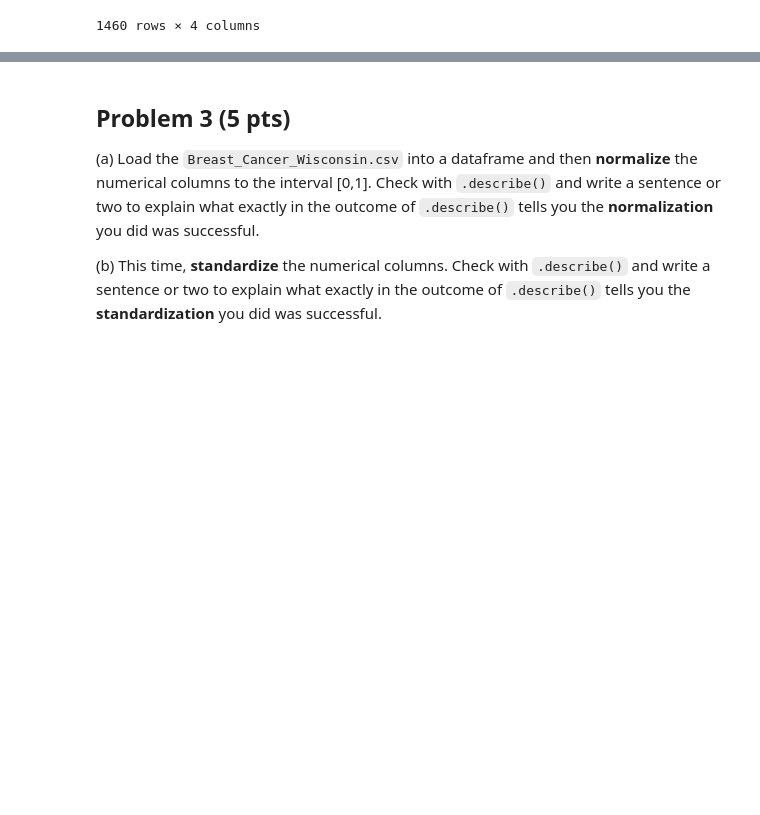
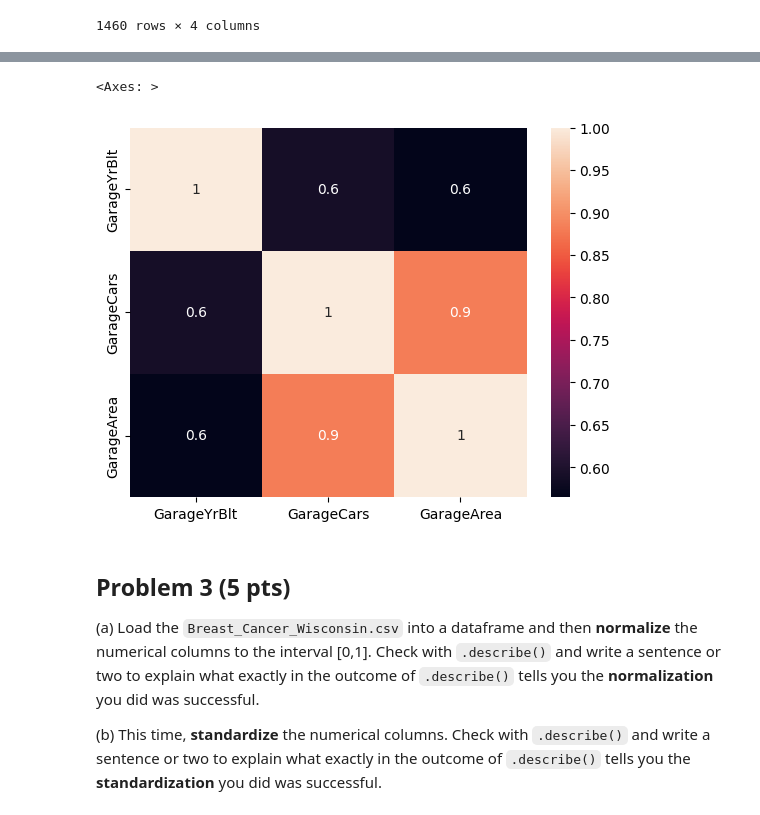
Before and after one commit to yigitates17/DSAI-Assignments, a Jupyter notebook: DSAI510_DS/hw4/DSAI510 Assignment 04.ipynb, the cells around one changed output, grey strips where cells are left out. Cells and saved outputs as stored; diff of their text form; code cells hidden in the pictures; blank space fills up the shorter version.

```diff
--- a/DSAI510_DS/hw4/DSAI510 Assignment 04.ipynb
+++ b/DSAI510_DS/hw4/DSAI510 Assignment 04.ipynb
@@ -116,6 +114,14 @@ Produce the plot of the sliced section of the correlation matrix as shown below.
 Hint: Just use the `correlation_matrix` we generated in the class and single out the relevant variables with `.loc()` method and then use `sns.heatmap()`to create the plot shown below.
 
 ![image.png](attachment:image.png)
+# %%
+garage_df = df.loc[:, ['GarageYrBlt', 'GarageCars', 'GarageArea']]
+g_corr = garage_df.corr()
+
+sns.heatmap(g_corr, annot=True, fmt="0.1g")
+# %% [output]
+<Axes: >
+[figure, added]
 # %% [markdown]
 ## Problem 3 (5 pts)
 
```
Also changed, not shown: parts of 13 cells of this notebook, 13 other files.
